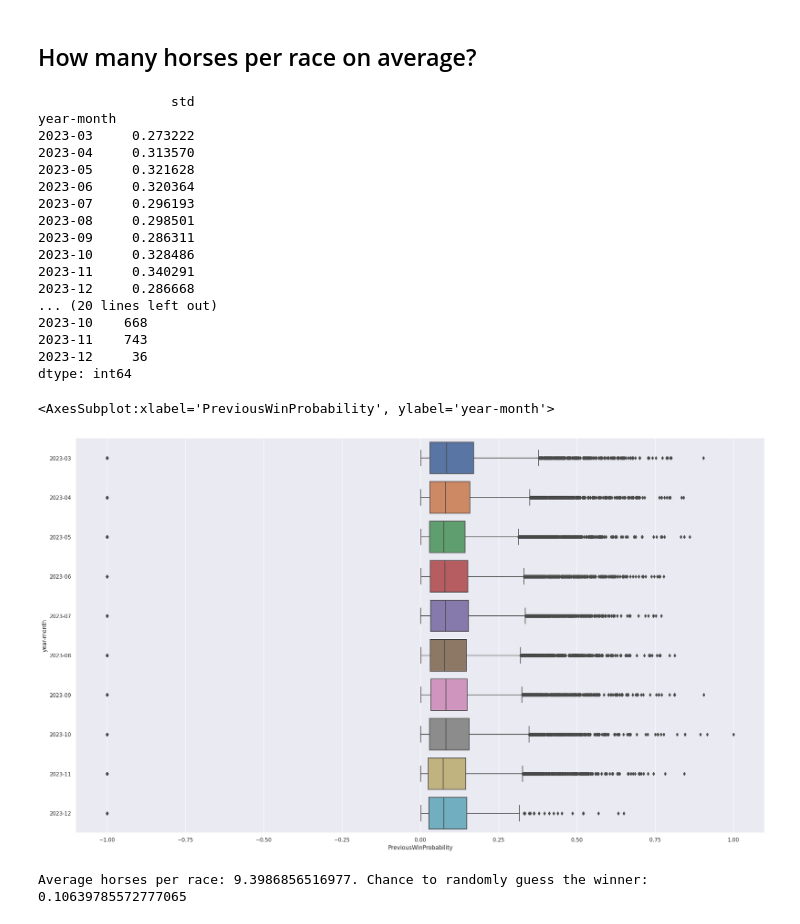
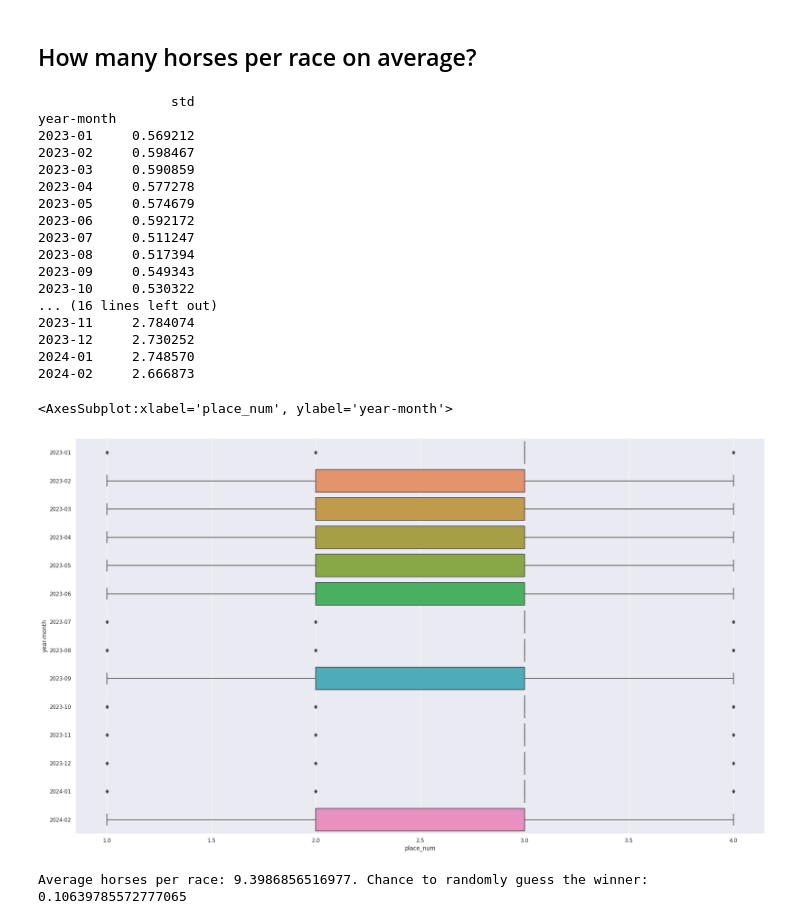
Before and after one commit to Dateb/WageringSystem, a Jupyter notebook: notebooks/EDA.ipynb, the cells around one changed output. Cells and saved outputs as stored; diff of their text form; code cells hidden in the pictures.

```diff
--- a/notebooks/EDA.ipynb
+++ b/notebooks/EDA.ipynb
@@ -72,46 +72,46 @@ sns.lineplot(learning_curve)
 # %% [markdown]
 ## How many horses per race on average?
 # %%
-COLUMN_NAME = "PreviousWinProbability"
+COLUMN_NAME = "place_num"
 TIME_INTERVAL = "year-month"
 
 # races_df = races_df[races_df["PreviousWinProbability"] != -1]
 
 races_df["year-month"] = races_df["date_time"].astype(str).str[:7]
 races_df["date"] = pd.to_datetime(races_df["date_time"], format='%Y-%m-%d')
 races_df["dayofweek"] = races_df["date"].dt.dayofweek.astype(str)
 races_df["hour"] = races_df["date"].dt.hour.astype(str)
 races_df["minute"] = races_df["date"].dt.minute.astype(str)
 races_df["month"] = races_df["date"].dt.month.astype(str)
 
 print(races_df.groupby([TIME_INTERVAL]).agg(std=(COLUMN_NAME, "std")))
 print(races_df.groupby([TIME_INTERVAL]).agg(std=(COLUMN_NAME, "mean")))
 
-races_df_no_rating = races_df[races_df["PreviousWinProbability"] == -1]
-print(races_df_no_rating.groupby([TIME_INTERVAL]).size())
+# races_df_no_rating = races_df[races_df["PreviousWinProbability"] == -1]
+# print(races_df_no_rating.groupby([TIME_INTERVAL]).size())
 
 sns.set(rc={'figure.figsize':(26,15)})
 sns.boxplot(data=races_df, x=COLUMN_NAME, y=TIME_INTERVAL)
 # %% [output]
                  std
 year-month
-2023-03     0.273222
-2023-04     0.313570
-2023-05     0.321628
-2023-06     0.320364
-2023-07     0.296193
-2023-08     0.298501
-2023-09     0.286311
-2023-10     0.328486
-2023-11     0.340291
-2023-12     0.286668
-... (20 lines left out)
-2023-10    668
-2023-11    743
-2023-12     36
-dtype: int64
+2023-01     0.569212
+2023-02     0.598467
+2023-03     0.590859
+2023-04     0.577278
+2023-05     0.574679
+2023-06     0.592172
+2023-07     0.511247
+2023-08     0.517394
+2023-09     0.549343
+2023-10     0.530322
+... (16 lines left out)
+2023-11     2.784074
+2023-12     2.730252
+2024-01     2.748570
+2024-02     2.666873
-<AxesSubplot:xlabel='PreviousWinProbability', ylabel='year-month'>
+<AxesSubplot:xlabel='place_num', ylabel='year-month'>
-[figure, old version]
+[figure, new version]
 # %%
 avg_horses_per_race = races_df.groupby("race_id").size().mean()
 
```
Also changed, not shown: parts of 1 cell of this notebook, 20 other files.
